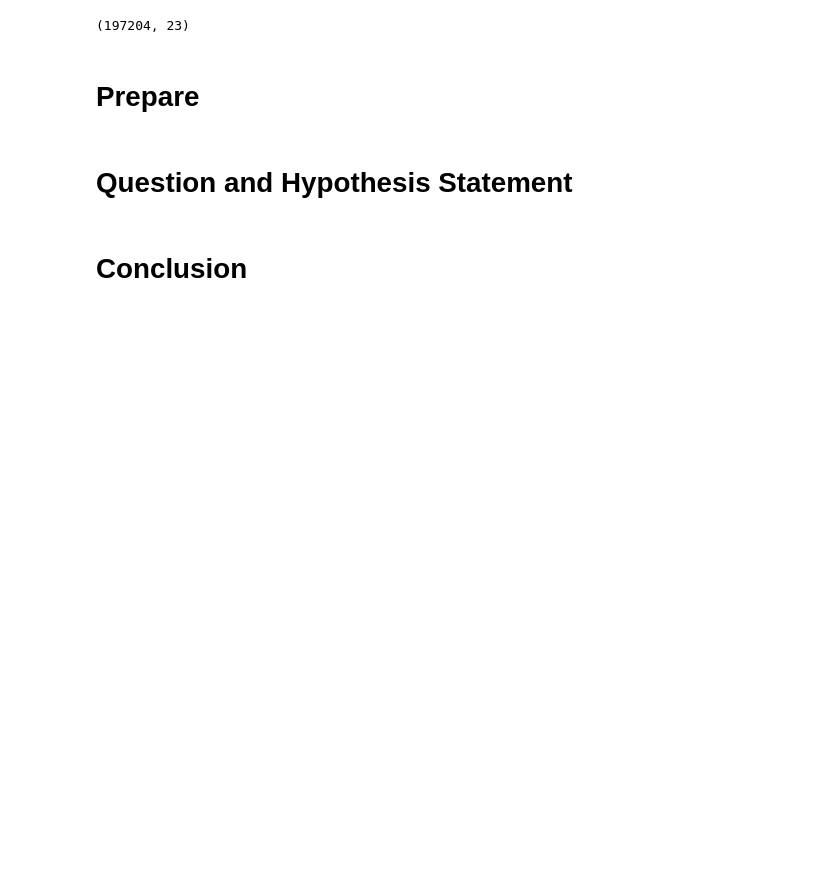
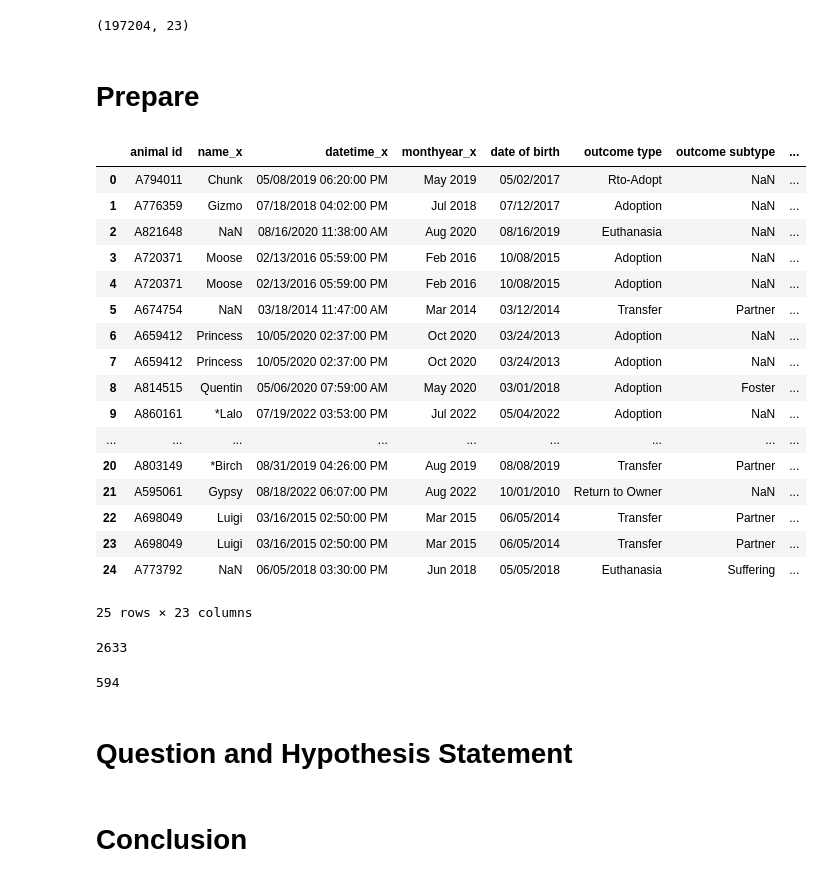
Before and after one commit to pound-puppies/animal-advocacy, a Jupyter notebook: bo_explore.ipynb, the cells around one changed output. Drawn from its saved outputs; the diff is of its cells as text; code cells hidden in the pictures; blank space fills up the shorter version.

```diff
--- a/bo_explore.ipynb
+++ b/bo_explore.ipynb
@@ -44,6 +56,37 @@ df.shape
 (197204, 23)
 # %% [markdown]
 # Prepare
+# %%
+df = wra.get_prep_aa(df)
+# %%
+df.head(25)
+# %% [output]
+|  | animal id | name_x | datetime_x | monthyear_x | date of birth | outcome type | outcome subtype | ... |
+| 0 | A794011 | Chunk | 05/08/2019 06:20:00 PM | May 2019 | 05/02/2017 | Rto-Adopt | NaN | ... |
+| 1 | A776359 | Gizmo | 07/18/2018 04:02:00 PM | Jul 2018 | 07/12/2017 | Adoption | NaN | ... |
+| 2 | A821648 | NaN | 08/16/2020 11:38:00 AM | Aug 2020 | 08/16/2019 | Euthanasia | NaN | ... |
+| 3 | A720371 | Moose | 02/13/2016 05:59:00 PM | Feb 2016 | 10/08/2015 | Adoption | NaN | ... |
+| 4 | A720371 | Moose | 02/13/2016 05:59:00 PM | Feb 2016 | 10/08/2015 | Adoption | NaN | ... |
+| 5 | A674754 | NaN | 03/18/2014 11:47:00 AM | Mar 2014 | 03/12/2014 | Transfer | Partner | ... |
+| 6 | A659412 | Princess | 10/05/2020 02:37:00 PM | Oct 2020 | 03/24/2013 | Adoption | NaN | ... |
+| 7 | A659412 | Princess | 10/05/2020 02:37:00 PM | Oct 2020 | 03/24/2013 | Adoption | NaN | ... |
+| 8 | A814515 | Quentin | 05/06/2020 07:59:00 AM | May 2020 | 03/01/2018 | Adoption | Foster | ... |
+| 9 | A860161 | *Lalo | 07/19/2022 03:53:00 PM | Jul 2022 | 05/04/2022 | Adoption | NaN | ... |
+| ... | ... | ... | ... | ... | ... | ... | ... | ... |
+| 20 | A803149 | *Birch | 08/31/2019 04:26:00 PM | Aug 2019 | 08/08/2019 | Transfer | Partner | ... |
+| 21 | A595061 | Gypsy | 08/18/2022 06:07:00 PM | Aug 2022 | 10/01/2010 | Return to Owner | NaN | ... |
+| 22 | A698049 | Luigi | 03/16/2015 02:50:00 PM | Mar 2015 | 06/05/2014 | Transfer | Partner | ... |
+| 23 | A698049 | Luigi | 03/16/2015 02:50:00 PM | Mar 2015 | 06/05/2014 | Transfer | Partner | ... |
+| 24 | A773792 | NaN | 06/05/2018 03:30:00 PM | Jun 2018 | 05/05/2018 | Euthanasia | Suffering | ... |
+25 rows × 23 columns
+# %%
+df.breed.nunique()
+# %% [output]
+2633
+# %%
+df.color.nunique()
+# %% [output]
+594
 # %% [markdown]
 # Question and Hypothesis Statement
 # %% [markdown]
```
Also changed, not shown: parts of 2 cells of this notebook.
